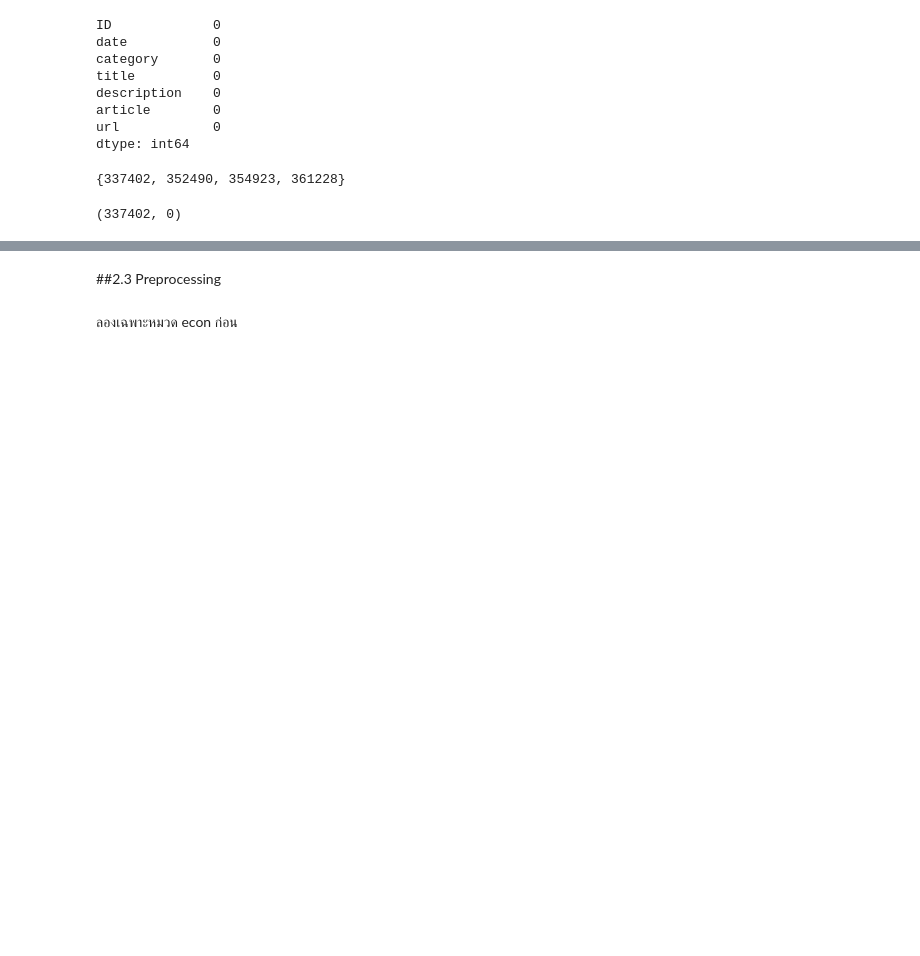
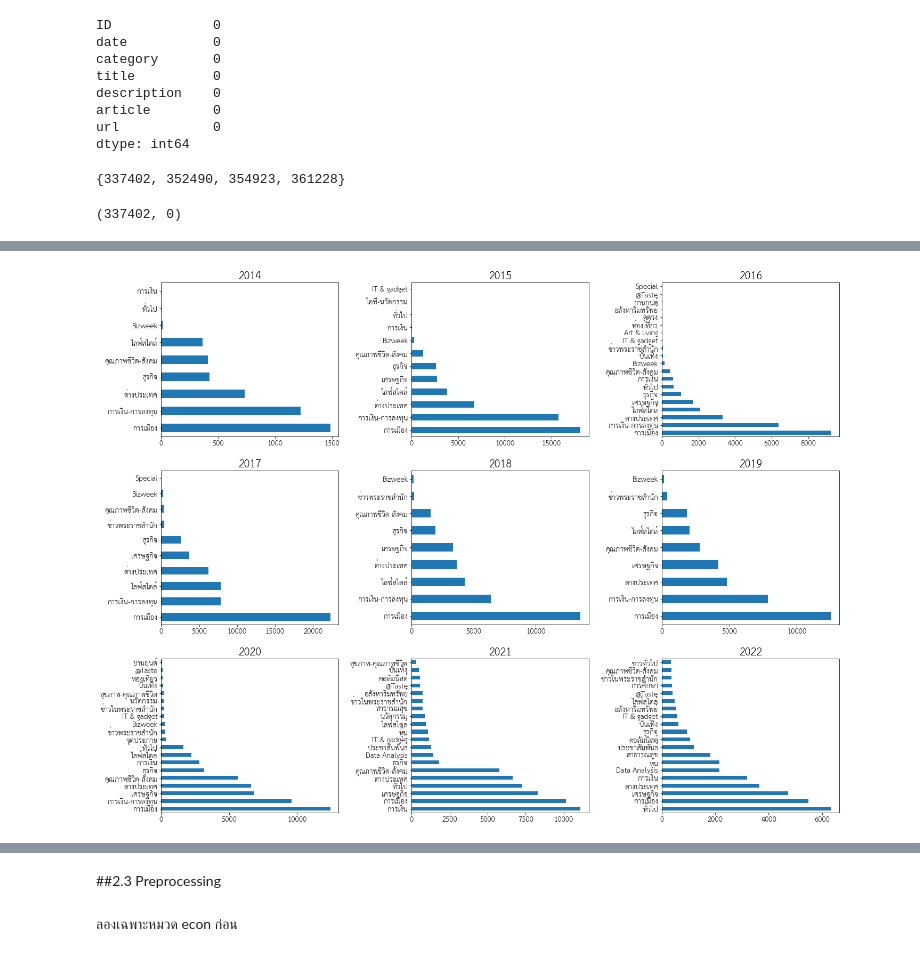
Before and after one commit to pichayaanik/Capstone_PichayaAnik, a Jupyter notebook: Capstone_Project.ipynb, the cells around one changed output, grey strips where cells are left out. Saved outputs shown, nothing was run; the diff lists cells and outputs as text; code cells hidden in the pictures; blank space fills up the shorter version.

```diff
--- a/Capstone_Project.ipynb
+++ b/Capstone_Project.ipynb
@@ -126,0 +201,13 @@ bkkbiz['article'].value_counts().count(), bkkbiz['article'].isnull().sum()
+# %%
+# Number of articles by category by year
+#fig, ax = plt.subplots(4,2, figsize=(15,30))
+years = [2014, 2015, 2016, 2017, 2018, 2019, 2020, 2021, 2022]
+
+fig, axs = plt.subplots(3,3, figsize=(20,15), sharex=True)
+for n, year in enumerate(years):
+  plt.subplot(3,3,n+1)
+  plt.title(year, size=30)
+  plt.tight_layout()
+  bkkbiz[bkkbiz['date'].dt.year==year]['category'].value_counts().head(20).plot(kind='barh');
+# %% [output]
+[figure, added]
```
Also changed, not shown: parts of 59 cells of this notebook.
